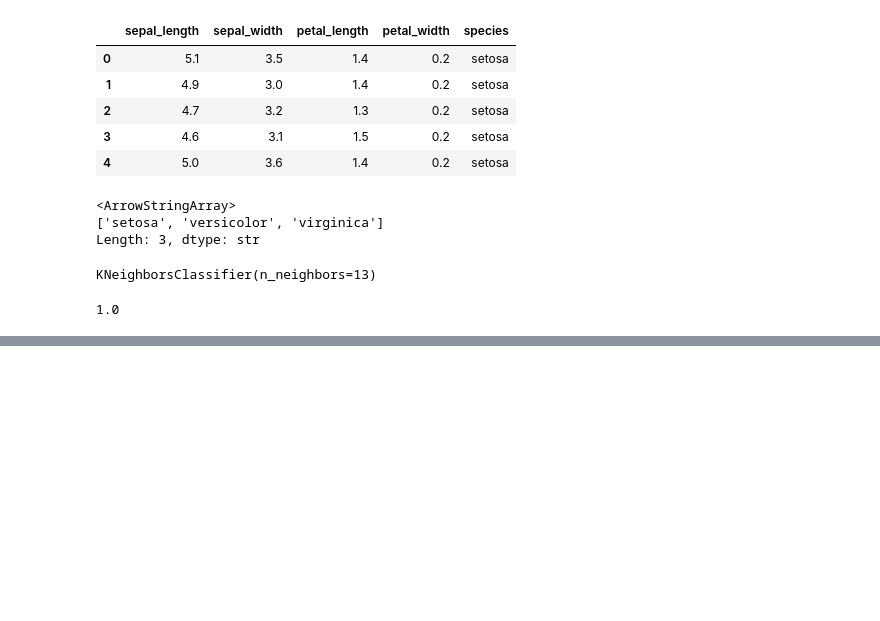
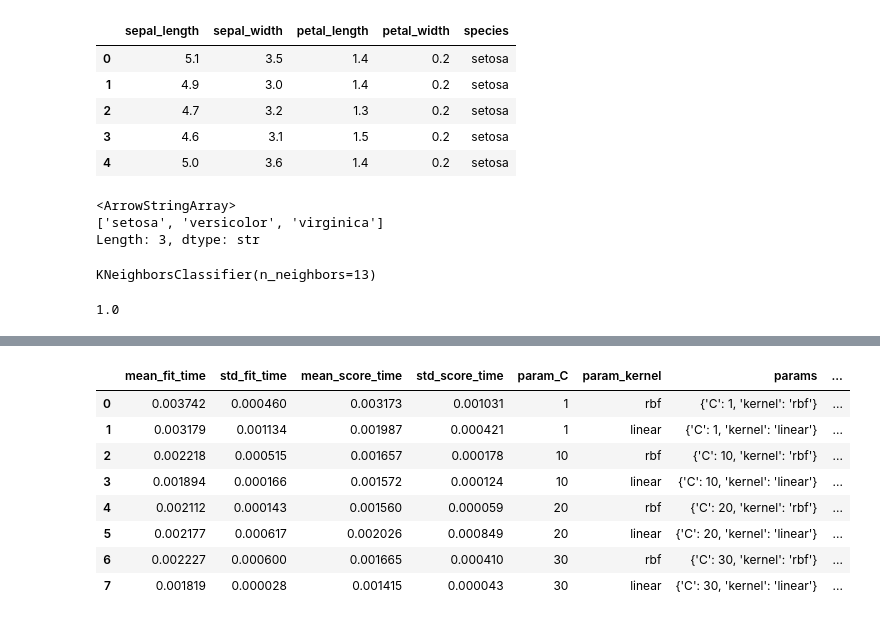
Before and after one commit to deawree/Machine-Learning, a Jupyter notebook: GridSearchCV.ipynb, the cells around one changed output, grey strips where cells are left out. Drawn from its saved outputs; the diff is of its cells as text; code cells hidden in the pictures; blank space fills up the shorter version.

Commit message:
grid

```diff
--- a/GridSearchCV.ipynb
+++ b/GridSearchCV.ipynb
@@ -48,0 +49,2 @@ model_svm = SVC(C=30,kernel='rbf',gamma= 'auto')
+# %%
+model_svm.fit(X_train,y_train)
@@ -48,0 +59,9 @@ model_svm = SVC(C=30,kernel='rbf',gamma= 'auto')
+# %%
+classifier = GridSearchCV((model_svm),{
+    'C' : [1,10,20,30],
+    'kernel' :['rbf','linear'],
+},cv = 5,return_train_score = False)
+# %%
+
+
+classifier.fit(X,y)
@@ -48,0 +91,14 @@ model_svm = SVC(C=30,kernel='rbf',gamma= 'auto')
+# %%
+results=pd.DataFrame(classifier.cv_results_)
+# %%
+results
+# %% [output]
+|  | mean_fit_time | std_fit_time | mean_score_time | std_score_time | param_C | param_kernel | params | ... |
+| 0 | 0.003742 | 0.000460 | 0.003173 | 0.001031 | 1 | rbf | {'C': 1, 'kernel': 'rbf'} | ... |
+| 1 | 0.003179 | 0.001134 | 0.001987 | 0.000421 | 1 | linear | {'C': 1, 'kernel': 'linear'} | ... |
+| 2 | 0.002218 | 0.000515 | 0.001657 | 0.000178 | 10 | rbf | {'C': 10, 'kernel': 'rbf'} | ... |
+| 3 | 0.001894 | 0.000166 | 0.001572 | 0.000124 | 10 | linear | {'C': 10, 'kernel': 'linear'} | ... |
+| 4 | 0.002112 | 0.000143 | 0.001560 | 0.000059 | 20 | rbf | {'C': 20, 'kernel': 'rbf'} | ... |
+| 5 | 0.002177 | 0.000617 | 0.002026 | 0.000849 | 20 | linear | {'C': 20, 'kernel': 'linear'} | ... |
+| 6 | 0.002227 | 0.000600 | 0.001665 | 0.000410 | 30 | rbf | {'C': 30, 'kernel': 'rbf'} | ... |
+| 7 | 0.001819 | 0.000028 | 0.001415 | 0.000043 | 30 | linear | {'C': 30, 'kernel': 'linear'} | ... |
```
Also changed, not shown: parts of 14 cells of this notebook, 1 other file.
